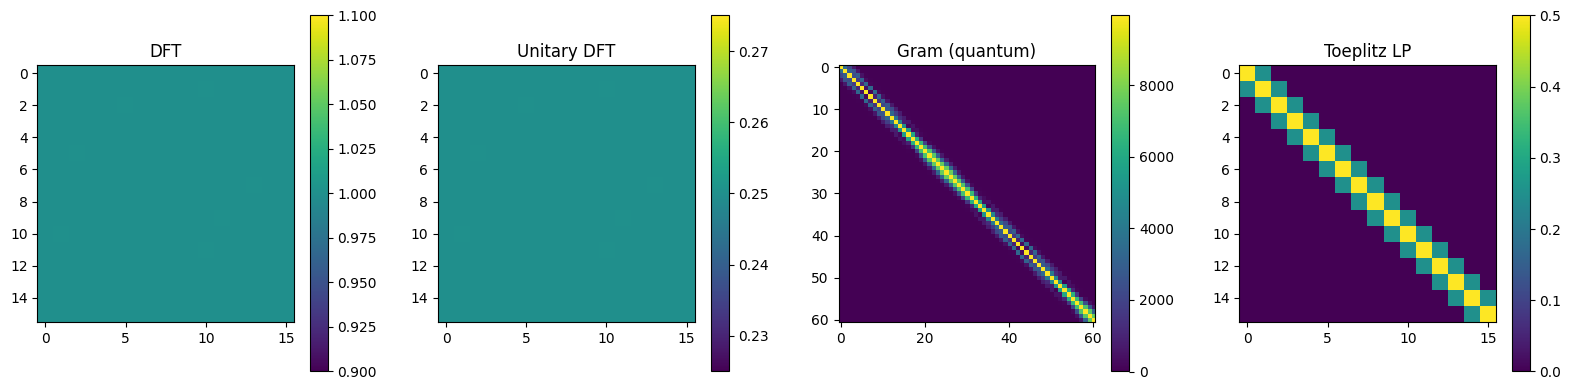
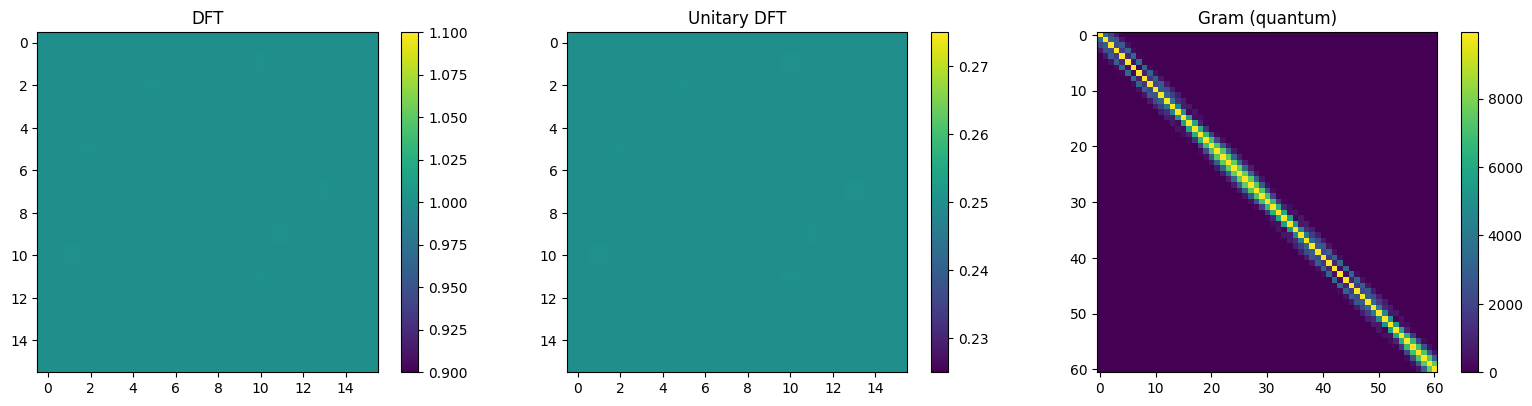
The change to this notebook cell's code, shown as a diff; its figure went from the first image to the second:
--- before
+++ after
@@ -3,8 +3,7 @@
 U = unitary_dft_matrix(N)
 G = gram_matrix(Zq)  # coefficient-frame Gram (quantum)
-T = toeplitz_conv_matrix(np.array([0.25, 0.5, 0.25]), N, mode='same')
 
-fig, axes = plt.subplots(1, 4, figsize=(16, 4))
-for ax, M, title in zip(axes, [D, U, G, T], ['DFT', 'Unitary DFT', 'Gram (quantum)', 'Toeplitz LP']):
+fig, axes = plt.subplots(1, 3, figsize=(16, 4))
+for ax, M, title in zip(axes, [D, U, G], ['DFT', 'Unitary DFT', 'Gram (quantum)']):
     data = np.abs(M)
     im = ax.imshow(data, cmap='viridis')
@@ -12,4 +11,2 @@
     fig.colorbar(im, ax=ax)
 plt.tight_layout(); plt.show()
-
-print('Algebraic check ||U - D/sqrt(N)||_inf =', np.max(np.abs(U - D / np.sqrt(N))))

Commit: refactor: use typer to parse args, re-generate results